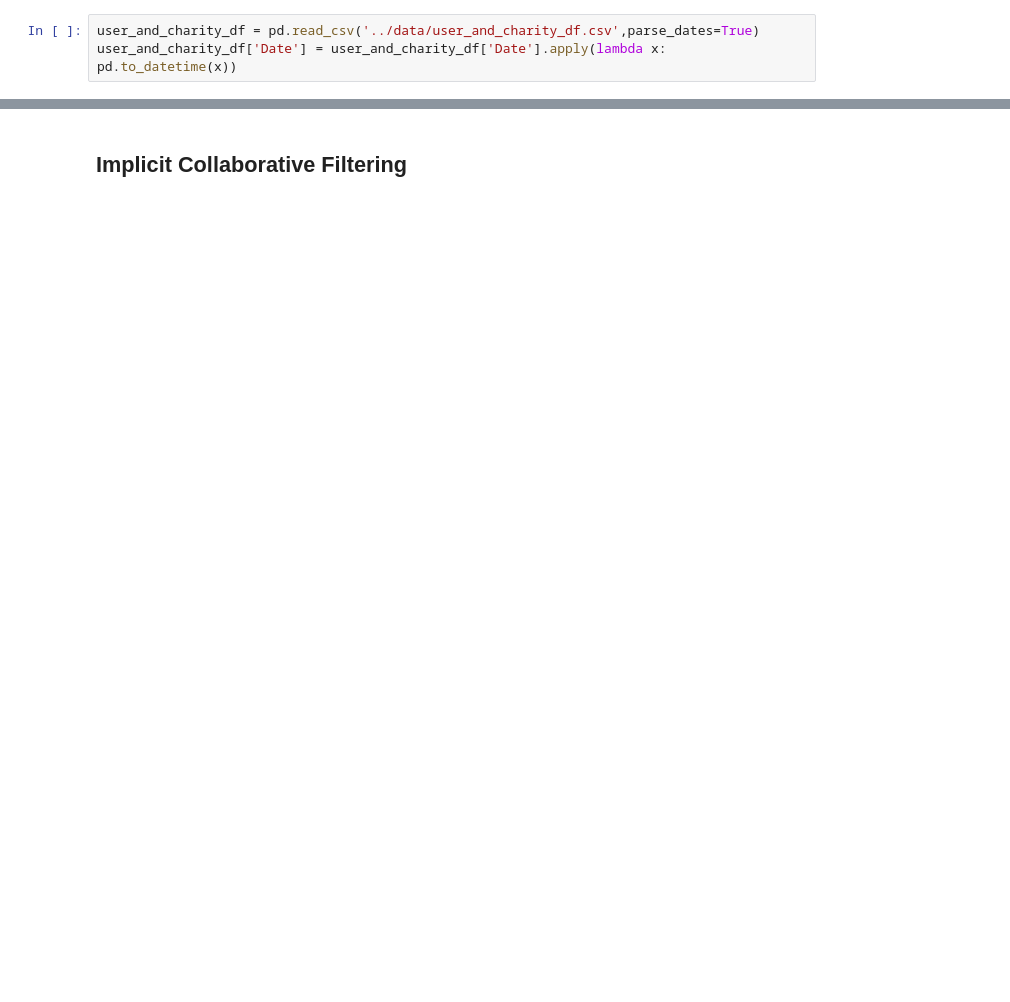
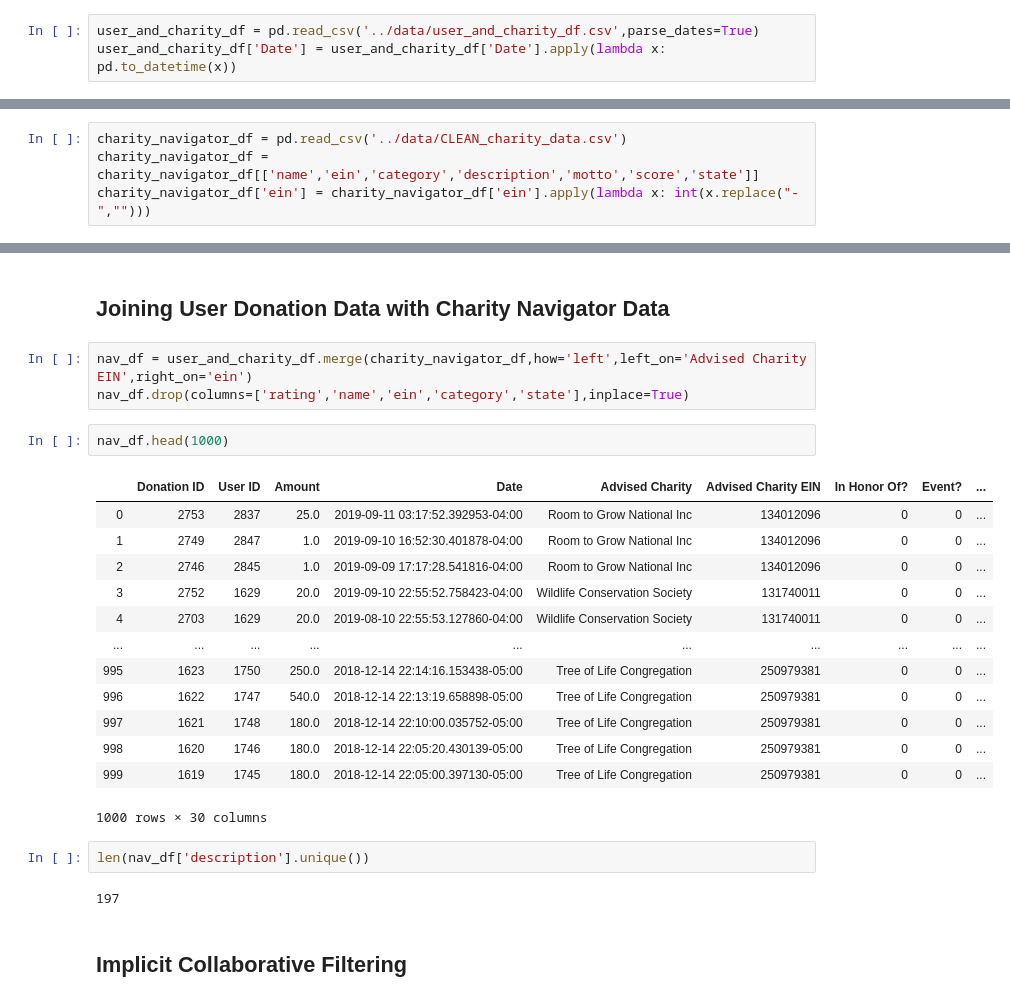
Before and after one commit to jackvessa/Charity_Recommender, a Jupyter notebook: src/Implicit_Recommender_v1.ipynb, the cells around one changed output, grey strips where cells are left out. Saved outputs shown, nothing was run; the diff lists cells and outputs as text; blank space fills up the shorter version.

```diff
--- a/src/Implicit_Recommender_v1.ipynb
+++ b/src/Implicit_Recommender_v1.ipynb
@@ -264,0 +490,4 @@ user_and_charity_df['Date'] = user_and_charity_df['Date'].apply(lambda x: pd.to_
+# %%
+charity_navigator_df = pd.read_csv('../data/CLEAN_charity_data.csv')
+charity_navigator_df = charity_navigator_df[['name','ein','category','description','motto','score','state']]
+charity_navigator_df['ein'] = charity_navigator_df['ein'].apply(lambda x: int(x.replace("-","")))
@@ -265,2 +503,27 @@ user_and_charity_df['Date'] = user_and_charity_df['Date'].apply(lambda x: pd.to_
+# %% [markdown]
+## Joining User Donation Data with Charity Navigator Data
+# %%
+nav_df = user_and_charity_df.merge(charity_navigator_df,how='left',left_on='Advised Charity EIN',right_on='ein')
+nav_df.drop(columns=['rating','name','ein','category','state'],inplace=True)
+# %%
+nav_df.head(1000)
+# %% [output]
+|  | Donation ID | User ID | Amount | Date | Advised Charity | Advised Charity EIN | In Honor Of? | Event? | ... |
+| 0 | 2753 | 2837 | 25.0 | 2019-09-11 03:17:52.392953-04:00 | Room to Grow National Inc | 134012096 | 0 | 0 | ... |
+| 1 | 2749 | 2847 | 1.0 | 2019-09-10 16:52:30.401878-04:00 | Room to Grow National Inc | 134012096 | 0 | 0 | ... |
+| 2 | 2746 | 2845 | 1.0 | 2019-09-09 17:17:28.541816-04:00 | Room to Grow National Inc | 134012096 | 0 | 0 | ... |
+| 3 | 2752 | 1629 | 20.0 | 2019-09-10 22:55:52.758423-04:00 | Wildlife Conservation Society | 131740011 | 0 | 0 | ... |
+| 4 | 2703 | 1629 | 20.0 | 2019-08-10 22:55:53.127860-04:00 | Wildlife Conservation Society | 131740011 | 0 | 0 | ... |
+| ... | ... | ... | ... | ... | ... | ... | ... | ... | ... |
+| 995 | 1623 | 1750 | 250.0 | 2018-12-14 22:14:16.153438-05:00 | Tree of Life Congregation | 250979381 | 0 | 0 | ... |
+| 996 | 1622 | 1747 | 540.0 | 2018-12-14 22:13:19.658898-05:00 | Tree of Life Congregation | 250979381 | 0 | 0 | ... |
+| 997 | 1621 | 1748 | 180.0 | 2018-12-14 22:10:00.035752-05:00 | Tree of Life Congregation | 250979381 | 0 | 0 | ... |
+| 998 | 1620 | 1746 | 180.0 | 2018-12-14 22:05:20.430139-05:00 | Tree of Life Congregation | 250979381 | 0 | 0 | ... |
+| 999 | 1619 | 1745 | 180.0 | 2018-12-14 22:05:00.397130-05:00 | Tree of Life Congregation | 250979381 | 0 | 0 | ... |
+1000 rows × 30 columns
+# %%
+len(nav_df['description'].unique())
+# %% [output]
+197
 # %% [markdown]
 ## Implicit Collaborative Filtering
```
Also changed, not shown: parts of 41 cells of this notebook, 1 other file.
